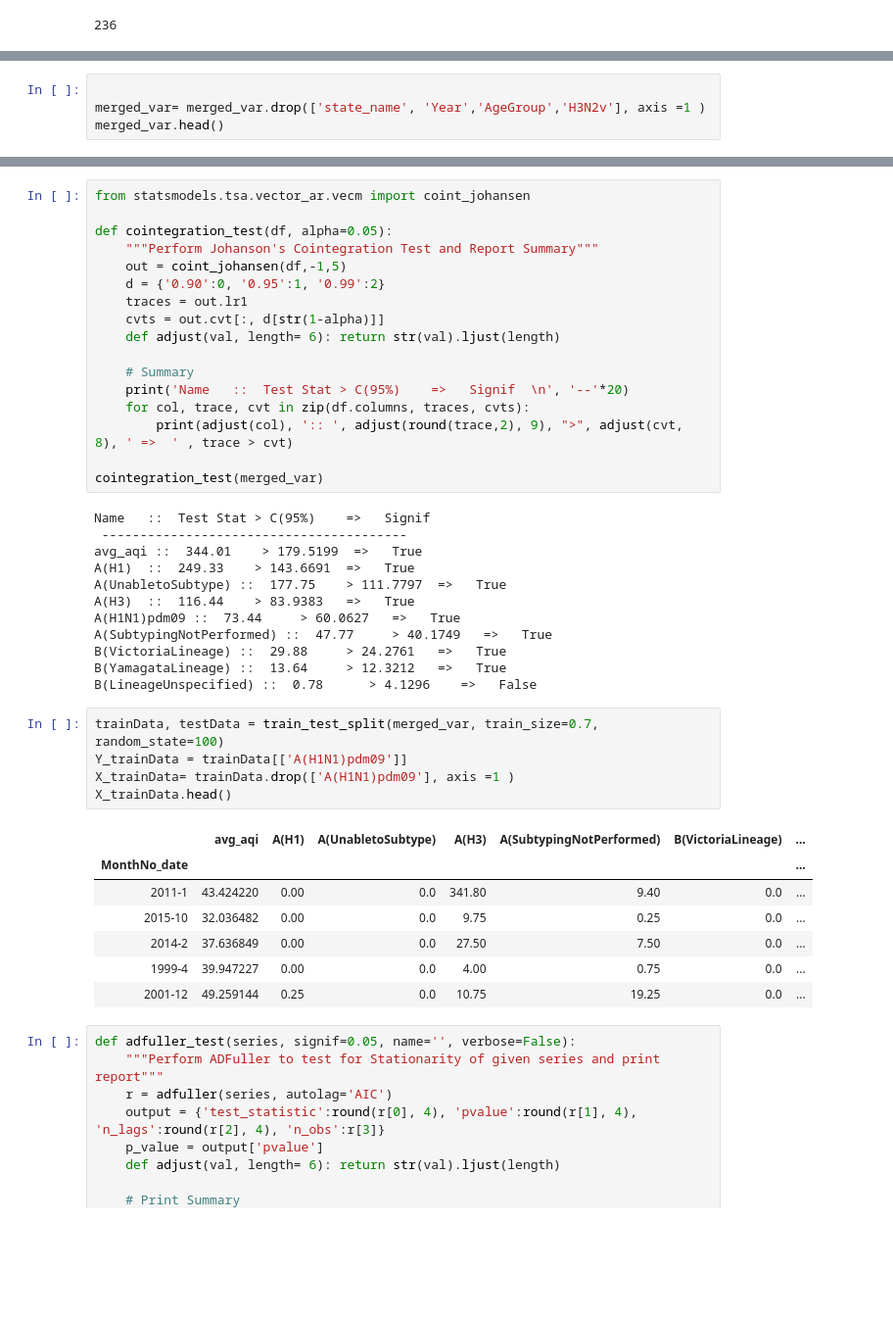
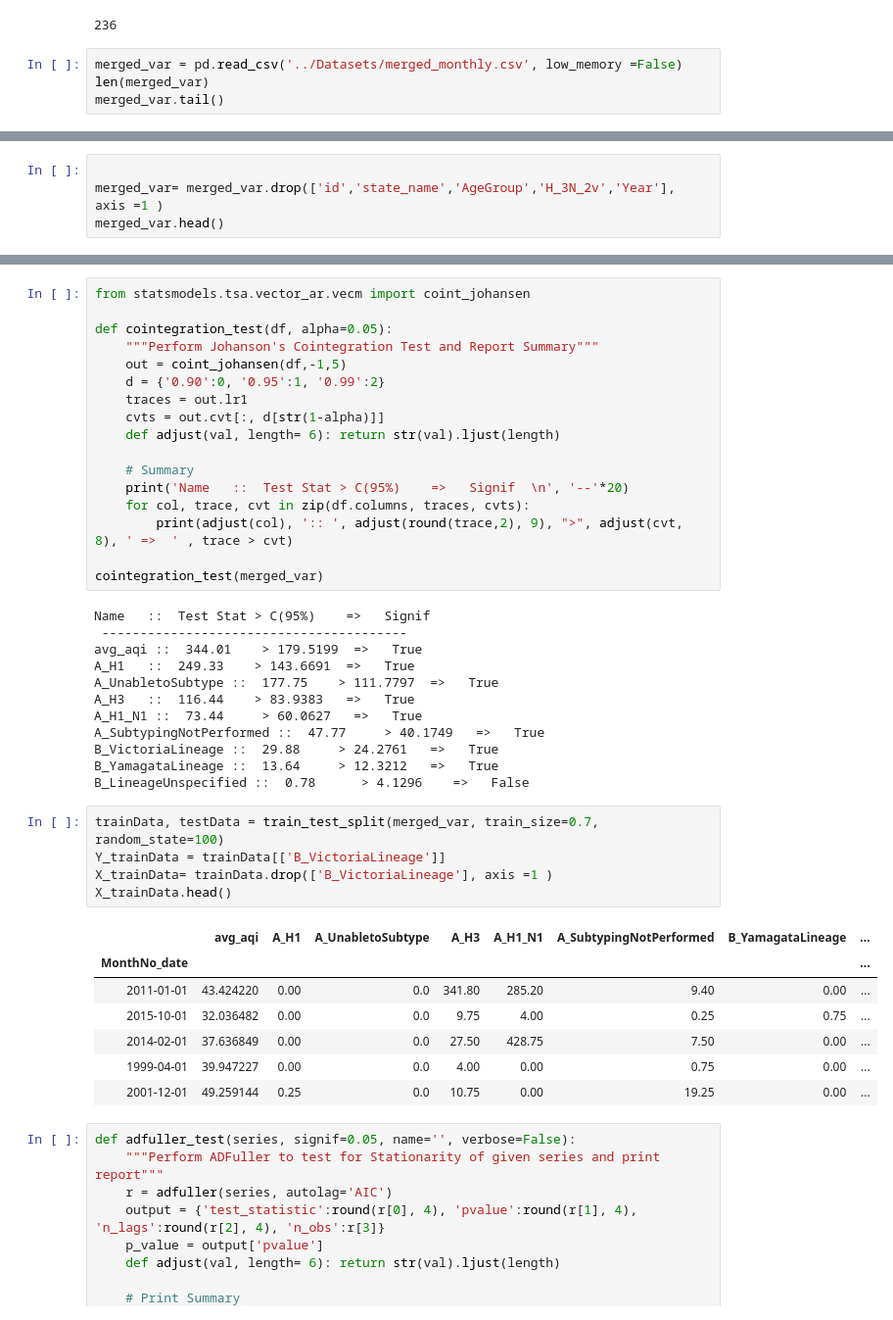
Before and after one commit to s-c-soma/cmpe255_CA_RespiratoryDiseaseVS.Airquality_Prediction-Association, a Jupyter notebook: notebooks/AQ_3-Influenza_Correlation-VAR.ipynb, the cells around one changed output, grey strips where cells are left out. Shown at 98% size. Drawn from its saved outputs; the diff is of its cells as text; blank space fills up the shorter version.

```diff
--- a/notebooks/AQ_3-Influenza_Correlation-VAR.ipynb
+++ b/notebooks/AQ_3-Influenza_Correlation-VAR.ipynb
@@ -642,3 +360,7 @@ merged_var=merged_monthly[(merged_monthly['AgeGroup'] == '(25-64)yr')]
 len(merged_var)
 # %% [output]
 236
+# %%
+merged_var = pd.read_csv('../Datasets/merged_monthly.csv', low_memory =False)
+len(merged_var)
+merged_var.tail()
@@ -678,5 +408,5 @@ plt.legend();
 # %%
 
-merged_var= merged_var.drop(['state_name', 'Year','AgeGroup','H3N2v'], axis =1 )
+merged_var= merged_var.drop(['id','state_name','AgeGroup','H_3N_2v','Year'], axis =1 )
 merged_var.head()
 # %% [output]
@@ -763,27 +493,27 @@ cointegration_test(merged_var)
 Name   ::  Test Stat > C(95%)    =>   Signif
  ----------------------------------------
 avg_aqi ::  344.01    > 179.5199  =>   True
-A(H1)  ::  249.33    > 143.6691  =>   True
-A(UnabletoSubtype) ::  177.75    > 111.7797  =>   True
-A(H3)  ::  116.44    > 83.9383   =>   True
-A(H1N1)pdm09 ::  73.44     > 60.0627   =>   True
-A(SubtypingNotPerformed) ::  47.77     > 40.1749   =>   True
-B(VictoriaLineage) ::  29.88     > 24.2761   =>   True
-B(YamagataLineage) ::  13.64     > 12.3212   =>   True
-B(LineageUnspecified) ::  0.78      > 4.1296    =>   False
+A_H1   ::  249.33    > 143.6691  =>   True
+A_UnabletoSubtype ::  177.75    > 111.7797  =>   True
+A_H3   ::  116.44    > 83.9383   =>   True
+A_H1_N1 ::  73.44     > 60.0627   =>   True
+A_SubtypingNotPerformed ::  47.77     > 40.1749   =>   True
+B_VictoriaLineage ::  29.88     > 24.2761   =>   True
+B_YamagataLineage ::  13.64     > 12.3212   =>   True
+B_LineageUnspecified ::  0.78      > 4.1296    =>   False
 # %%
 trainData, testData = train_test_split(merged_var, train_size=0.7, random_state=100)
-Y_trainData = trainData[['A(H1N1)pdm09']]
-X_trainData= trainData.drop(['A(H1N1)pdm09'], axis =1 )
+Y_trainData = trainData[['B_VictoriaLineage']]
+X_trainData= trainData.drop(['B_VictoriaLineage'], axis =1 )
 X_trainData.head()
 # %% [output]
-|  | avg_aqi | A(H1) | A(UnabletoSubtype) | A(H3) | A(SubtypingNotPerformed) | B(VictoriaLineage) | ... |
-| MonthNo_date |  |  |  |  |  |  | ... |
-| 2011-1 | 43.424220 | 0.00 | 0.0 | 341.80 | 9.40 | 0.0 | ... |
-| 2015-10 | 32.036482 | 0.00 | 0.0 | 9.75 | 0.25 | 0.0 | ... |
-| 2014-2 | 37.636849 | 0.00 | 0.0 | 27.50 | 7.50 | 0.0 | ... |
-| 1999-4 | 39.947227 | 0.00 | 0.0 | 4.00 | 0.75 | 0.0 | ... |
-| 2001-12 | 49.259144 | 0.25 | 0.0 | 10.75 | 19.25 | 0.0 | ... |
+|  | avg_aqi | A_H1 | A_UnabletoSubtype | A_H3 | A_H1_N1 | A_SubtypingNotPerformed | B_YamagataLineage | ... |
+| MonthNo_date |  |  |  |  |  |  |  | ... |
+| 2011-01-01 | 43.424220 | 0.00 | 0.0 | 341.80 | 285.20 | 9.40 | 0.00 | ... |
+| 2015-10-01 | 32.036482 | 0.00 | 0.0 | 9.75 | 4.00 | 0.25 | 0.75 | ... |
+| 2014-02-01 | 37.636849 | 0.00 | 0.0 | 27.50 | 428.75 | 7.50 | 0.00 | ... |
+| 1999-04-01 | 39.947227 | 0.00 | 0.0 | 4.00 | 0.00 | 0.75 | 0.00 | ... |
+| 2001-12-01 | 49.259144 | 0.25 | 0.0 | 10.75 | 0.00 | 19.25 | 0.00 | ... |
 # %%
 def adfuller_test(series, signif=0.05, name='', verbose=False):
     """Perform ADFuller to test for Stationarity of given series and print report"""
```
Also changed, not shown: parts of 40 cells of this notebook, 1 other file.
